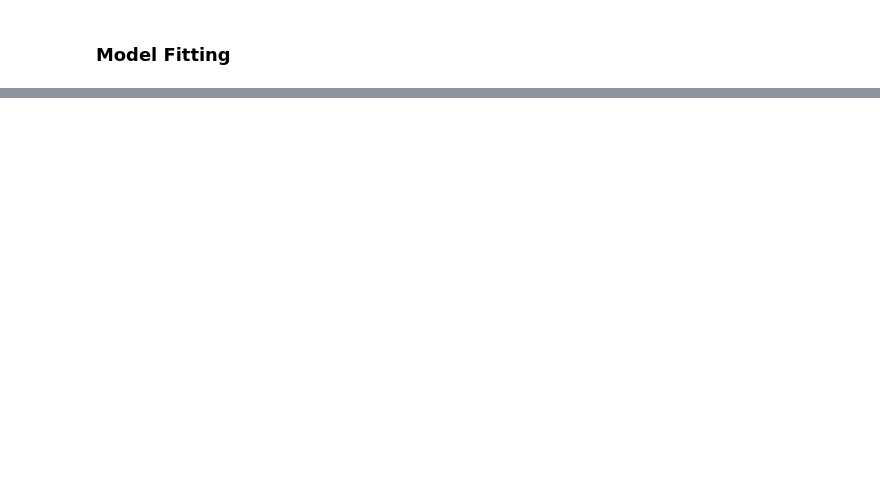
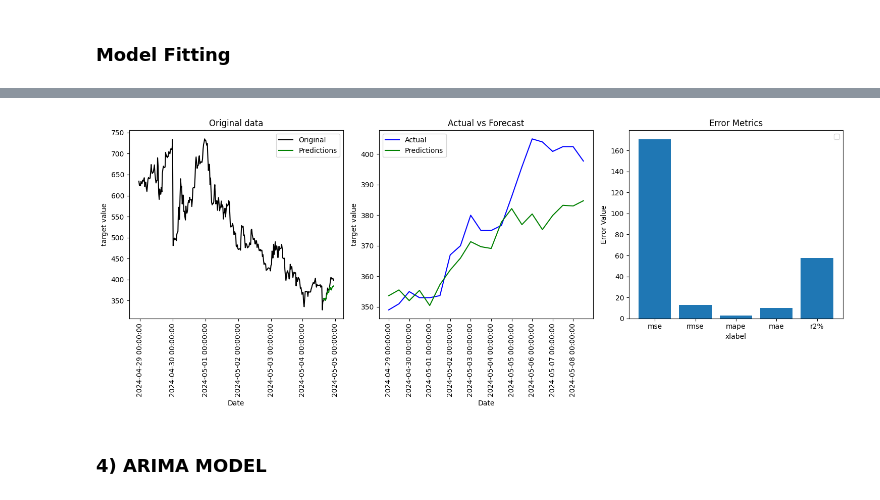
Before and after one commit to ShahidAzadd/Time-Series, a Jupyter notebook: ensemble_models.ipynb, the cells around one changed output, grey strips where cells are left out. Saved outputs shown, nothing was run; the diff lists cells and outputs as text; code cells hidden in the pictures; blank space fills up the shorter version.

```diff
--- a/ensemble_models.ipynb
+++ b/ensemble_models.ipynb
@@ -123,0 +169,3 @@ obj_1.data_plotting()
+# %%
+
+obj_1.fit_model(ARIMA,train_df,order=(10,0,15))
@@ -123,0 +192,6 @@ obj_1.data_plotting()
+# %%
+obj_1.data_plotting()
+# %% [output]
+[figure, added]
+# %% [markdown]
+### 4) ARIMA MODEL
```
Also changed, not shown: parts of 21 cells of this notebook, 3 other files.
